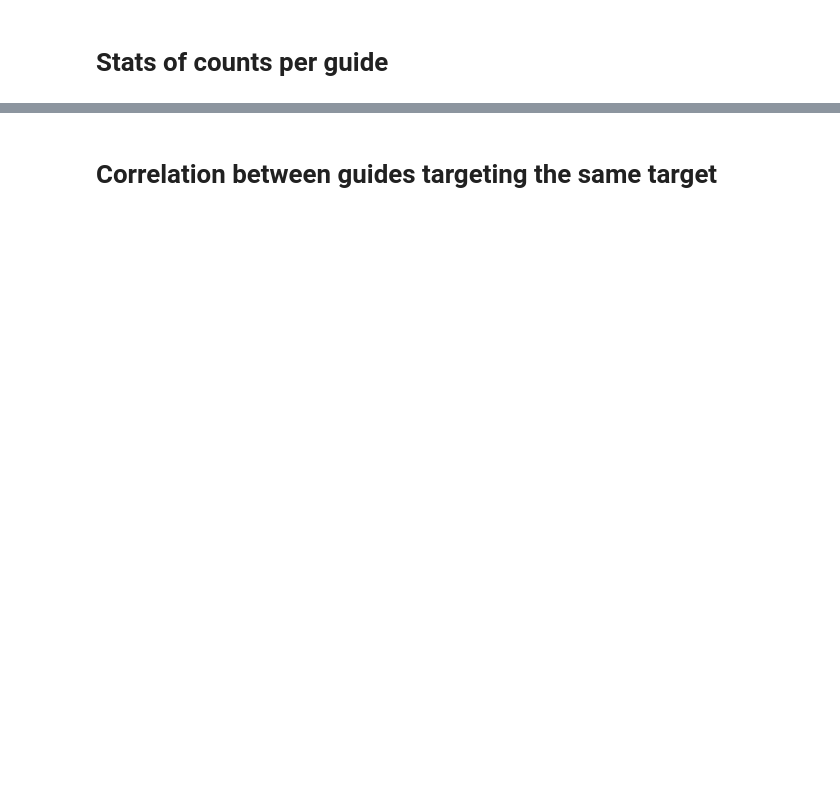
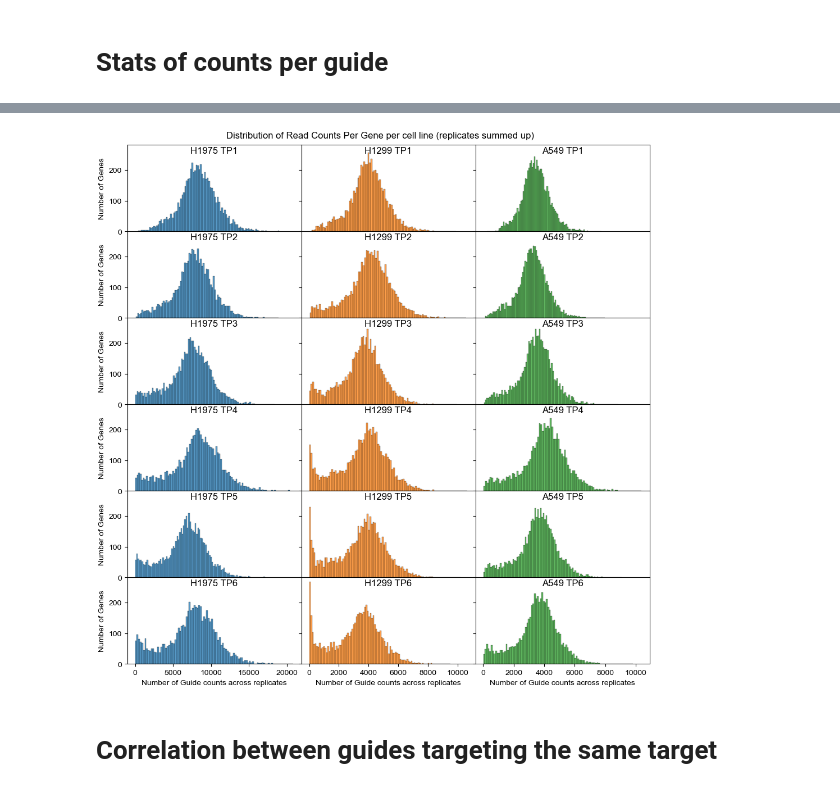
Before and after one commit to stefanpeidli/SYM101, a Jupyter notebook: notebooks/SYM101_QC.ipynb, the cells around one changed output, grey strips where cells are left out. Cells and saved outputs as stored; diff of their text form; code cells hidden in the pictures; blank space fills up the shorter version.

```diff
--- a/notebooks/SYM101_QC.ipynb
+++ b/notebooks/SYM101_QC.ipynb
@@ -29,7 +29,8 @@ from utils import annotate_essentiality
 # Get config settings
 with open('../configuration/config.yaml', "r") as file:
     config = yaml.load(file, Loader=yaml.FullLoader)
-cell_line_dict=config['cell_lines']
+cell_line_dict=config['cell_lines']  # Syntax: sym_cellline_replicate
+cell_line_colors=config['cell_line_colors']
 # %%
 seq_primer = config['primer_seq']  # sequence left of gRNA
 guide_length = config['guide_length']
@@ -77,3 +78,20 @@ pl.show()
+# %%
+fig, axss = pl.subplots(6, 3, figsize=(4*3, 2*6), sharex='col', sharey=True, gridspec_kw={'hspace': 0, 'wspace': 0})
+axss=axss
+for i, cl in enumerate(['H1975', 'H1299', 'A549']):
+    for j, tp in enumerate(['TP1', 'TP2', 'TP3', 'TP4', 'TP5', 'TP6']):
+        ax = axss[j, i]
+        sample = sample_names[(time_point == tp) & (cell_line == cl)]
+        df_ = df.loc[:, sample].sum(1)
+        sns.histplot(df_, bins=100, color=cell_line_colors[cl], label='Non-targeting Guides', ax=ax)
+        ax.set_xlabel('Number of Guide counts across replicates')
+        ax.set_ylabel('Number of Genes')
+        ax.set_title(f'{cl} {tp}', y=0.85)
+pl.suptitle(f'Distribution of Read Counts Per Gene per cell line (replicates summed up)', y=0.90)
+pl.savefig('../results/qc_plots/hist_read_counts_per_gene.pdf', bbox_inches='tight')
+pl.show()
+# %% [output]
+[figure, added]
 # %% [markdown]
 # Correlation between guides targeting the same target
 # %%
```
Also changed, not shown: parts of 23 cells of this notebook, 6 other files.
